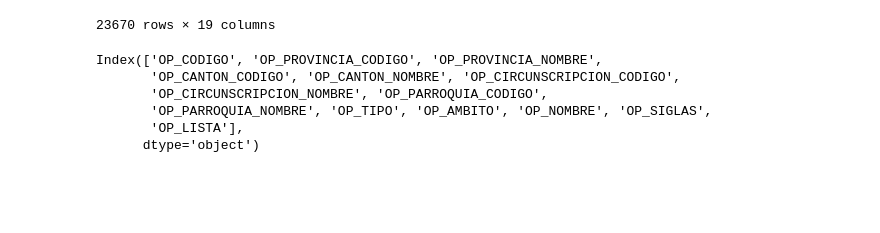
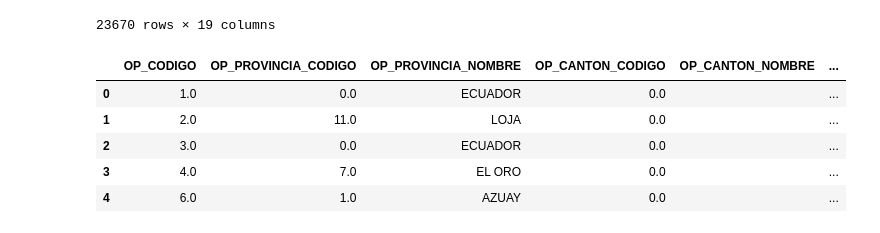
Before and after one commit to syluh/Python-basico-04, a Jupyter notebook: ejercicios03/alcaldes_2019.ipynb, the cells around one changed output. Saved outputs shown, nothing was run; the diff lists cells and outputs as text; code cells hidden in the pictures; blank space fills up the shorter version.

```diff
--- a/ejercicios03/alcaldes_2019.ipynb
+++ b/ejercicios03/alcaldes_2019.ipynb
@@ -59,14 +89,14 @@ datos_alcaldes
 # %%
 organizaciones_polticas = pd.read_spss("data/organizacionespolticas2019.sav")
 # %%
-organizaciones_polticas.keys()
+organizaciones_polticas.head()
 # %% [output]
-Index(['OP_CODIGO', 'OP_PROVINCIA_CODIGO', 'OP_PROVINCIA_NOMBRE',
-       'OP_CANTON_CODIGO', 'OP_CANTON_NOMBRE', 'OP_CIRCUNSCRIPCION_CODIGO',
-       'OP_CIRCUNSCRIPCION_NOMBRE', 'OP_PARROQUIA_CODIGO',
-       'OP_PARROQUIA_NOMBRE', 'OP_TIPO', 'OP_AMBITO', 'OP_NOMBRE', 'OP_SIGLAS',
-       'OP_LISTA'],
-      dtype='object')
+|  | OP_CODIGO | OP_PROVINCIA_CODIGO | OP_PROVINCIA_NOMBRE | OP_CANTON_CODIGO | OP_CANTON_NOMBRE | ... |
+| 0 | 1.0 | 0.0 | ECUADOR | 0.0 |  | ... |
+| 1 | 2.0 | 11.0 | LOJA | 0.0 |  | ... |
+| 2 | 3.0 | 0.0 | ECUADOR | 0.0 |  | ... |
+| 3 | 4.0 | 7.0 | EL ORO | 0.0 |  | ... |
+| 4 | 6.0 | 1.0 | AZUAY | 0.0 |  | ... |
 # %%
 organizaciones_polticas_2 = organizaciones_polticas[['OP_CODIGO', 'OP_NOMBRE']]
 # %%
```
Also changed, not shown: parts of 5 cells of this notebook, 7 other files.
